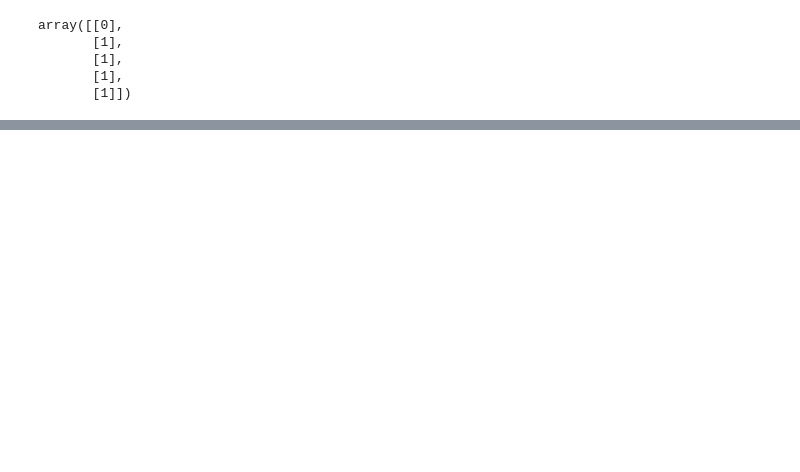
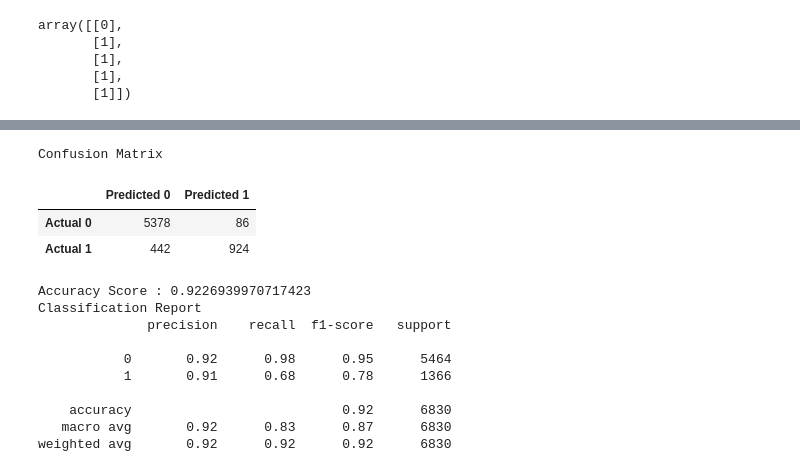
Before and after one commit to JFitz97/Loan_Default_ML, a Jupyter notebook: credit_risk-optimization 1.ipynb, the cells around one changed output, grey strips where cells are left out. Saved outputs shown, nothing was run; the diff lists cells and outputs as text; code cells hidden in the pictures; blank space fills up the shorter version.

Commit message:
updated optimization 1 with Random Forest

```diff
--- a/credit_risk-optimization 1.ipynb
+++ b/credit_risk-optimization 1.ipynb
@@ -381,0 +389,40 @@ weighted avg       0.88      0.88      0.87      7157
+# %%
+# Create a random forest classifier
+rf_model = RandomForestClassifier(n_estimators=100, random_state=78, criterion='gini')
+
+# Fitting the model
+rf_model = rf_model.fit(X_train_scaled, y_train)
+
+# Making predictions using the testing data
+predictions_rf = rf_model.predict(X_test_scaled)
+# %%
+# Calculating the confusion matrix
+cm_rf = confusion_matrix(y_test, predictions_rf)
+cm_rf_df = pd.DataFrame(
+    cm_rf, index=["Actual 0", "Actual 1"], columns=["Predicted 0", "Predicted 1"]
+)
+
+# Calculating the accuracy score
+acc_score_rf = accuracy_score(y_test, predictions_rf)
+# %%
+# Displaying results
+print("Confusion Matrix")
+display(cm_rf_df)
+print(f"Accuracy Score : {acc_score_rf}")
+print("Classification Report")
+print(classification_report(y_test, predictions_rf))
+# %% [output]
+Confusion Matrix
+|  | Predicted 0 | Predicted 1 |
+| Actual 0 | 5378 | 86 |
+| Actual 1 | 442 | 924 |
+Accuracy Score : 0.9226939970717423
+Classification Report
+              precision    recall  f1-score   support
+
+           0       0.92      0.98      0.95      5464
+           1       0.91      0.68      0.78      1366
+
+    accuracy                           0.92      6830
+   macro avg       0.92      0.83      0.87      6830
+weighted avg       0.92      0.92      0.92      6830
```
Also changed, not shown: parts of 8 cells of this notebook.
